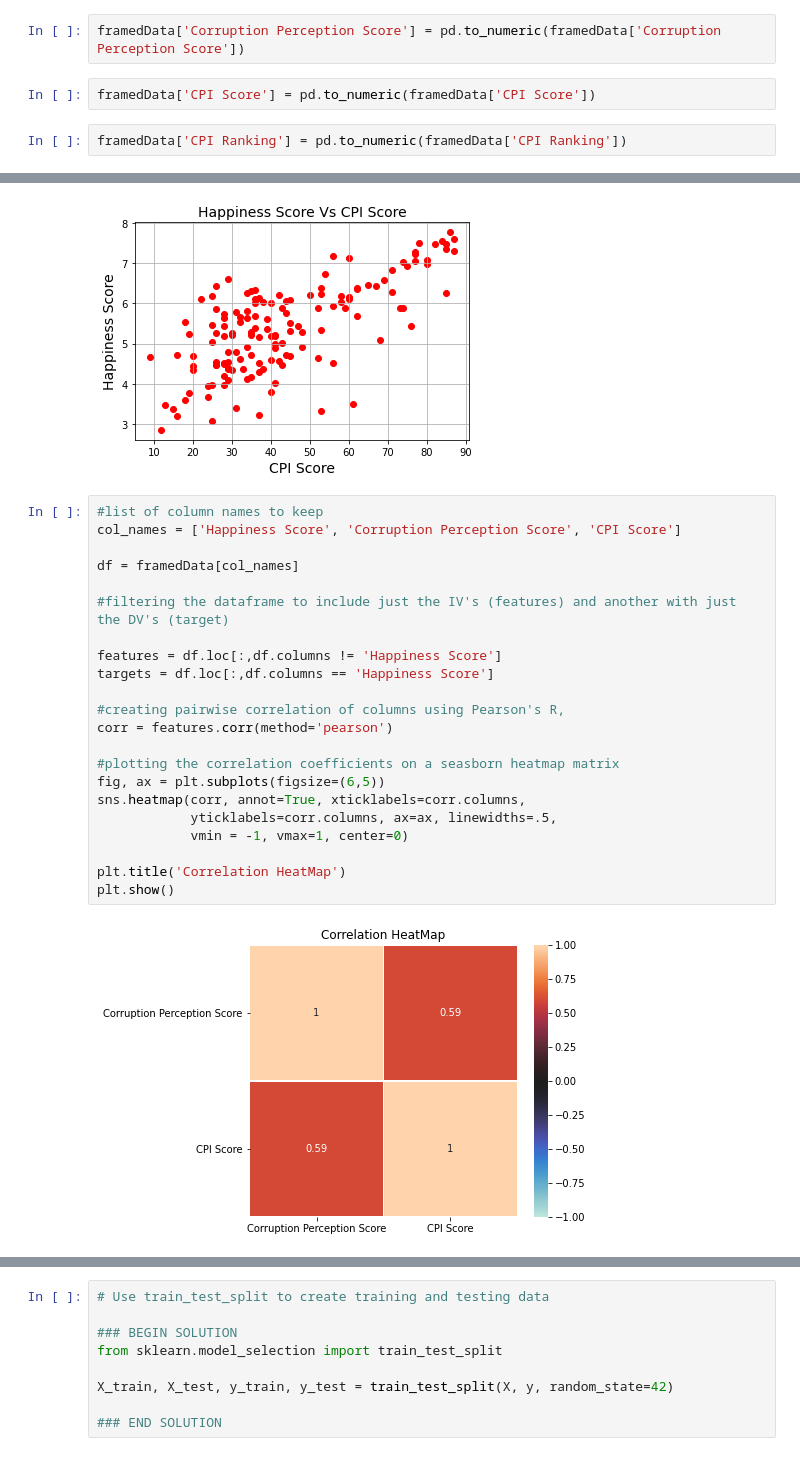
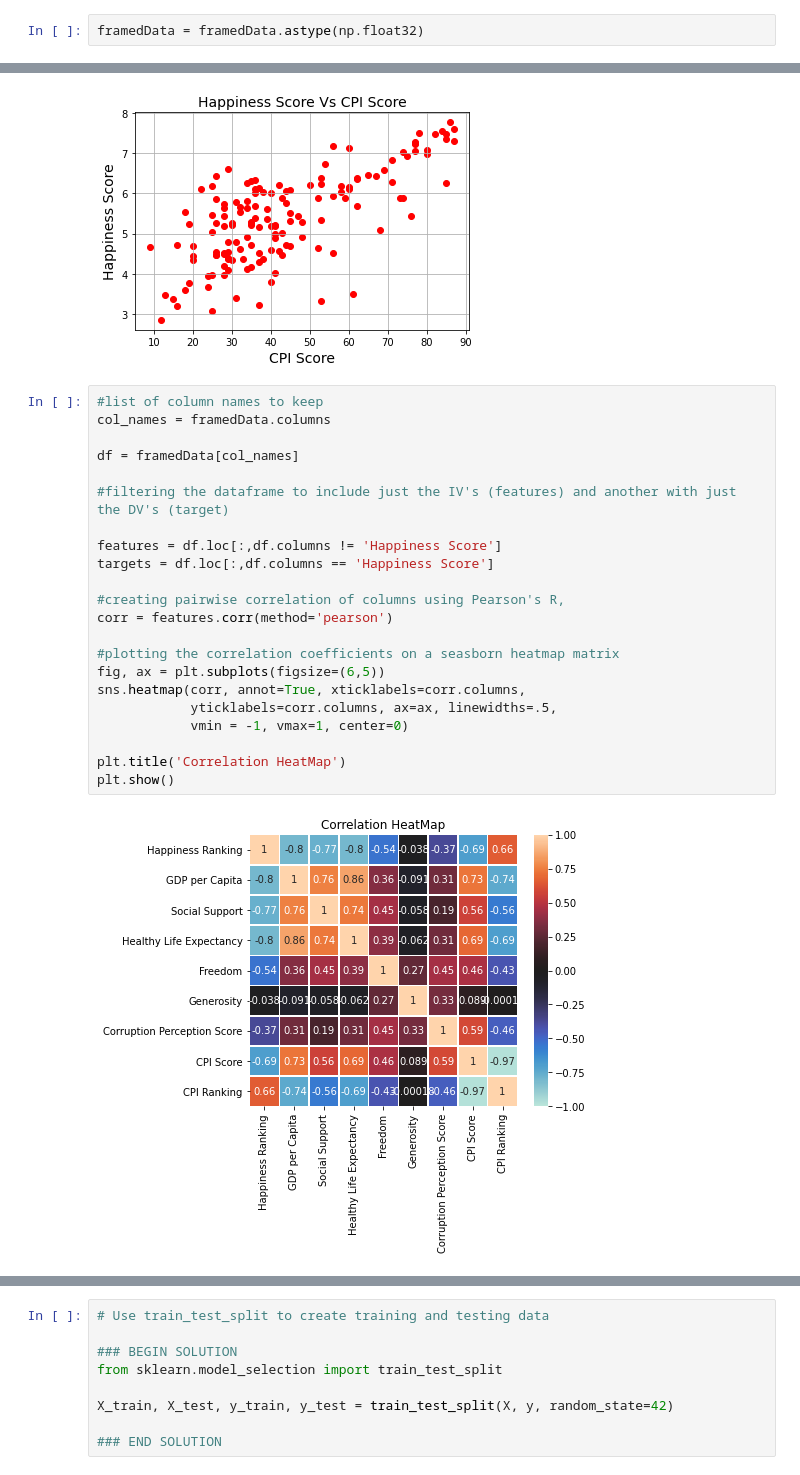
Before and after one commit to RebelDroid09/final-project, a Jupyter notebook: AWS_ConnectionTest.ipynb, the cells around one changed output, grey strips where cells are left out. Saved outputs shown, nothing was run; the diff lists cells and outputs as text.

```diff
--- a/AWS_ConnectionTest.ipynb
+++ b/AWS_ConnectionTest.ipynb
@@ -87,9 +85,5 @@ framedData['Happiness Score'] = pd.to_numeric(framedData['Happiness Score'])
-# %%
-framedData['Corruption Perception Score'] = pd.to_numeric(framedData['Corruption Perception Score'])
-# %%
-framedData['CPI Score'] = pd.to_numeric(framedData['CPI Score'])
-# %%
-framedData['CPI Ranking'] = pd.to_numeric(framedData['CPI Ranking'])
+# %%
+framedData = framedData.astype(np.float32)
 # %%
 plt.scatter(framedData['Corruption Perception Score'], framedData['Happiness Score'], color='orange')
 plt.title('Happiness Score Vs Corruption Perception', fontsize=14)
@@ -114,26 +108,26 @@ plt.show()
 [figure]
 # %%
 #list of column names to keep
-col_names = ['Happiness Score', 'Corruption Perception Score', 'CPI Score']
+col_names = framedData.columns
 
 df = framedData[col_names]
 
 #filtering the dataframe to include just the IV's (features) and another with just the DV's (target)
 
 features = df.loc[:,df.columns != 'Happiness Score']
 targets = df.loc[:,df.columns == 'Happiness Score']
 
 #creating pairwise correlation of columns using Pearson's R,
 corr = features.corr(method='pearson')
 
 #plotting the correlation coefficients on a seasborn heatmap matrix
 fig, ax = plt.subplots(figsize=(6,5))
 sns.heatmap(corr, annot=True, xticklabels=corr.columns,
             yticklabels=corr.columns, ax=ax, linewidths=.5,
             vmin = -1, vmax=1, center=0)
 
 plt.title('Correlation HeatMap')
 plt.show()
 # %% [output]
-[figure, old version]
+[figure, new version]
 # %%
```
Also changed, not shown: parts of 23 cells of this notebook.
